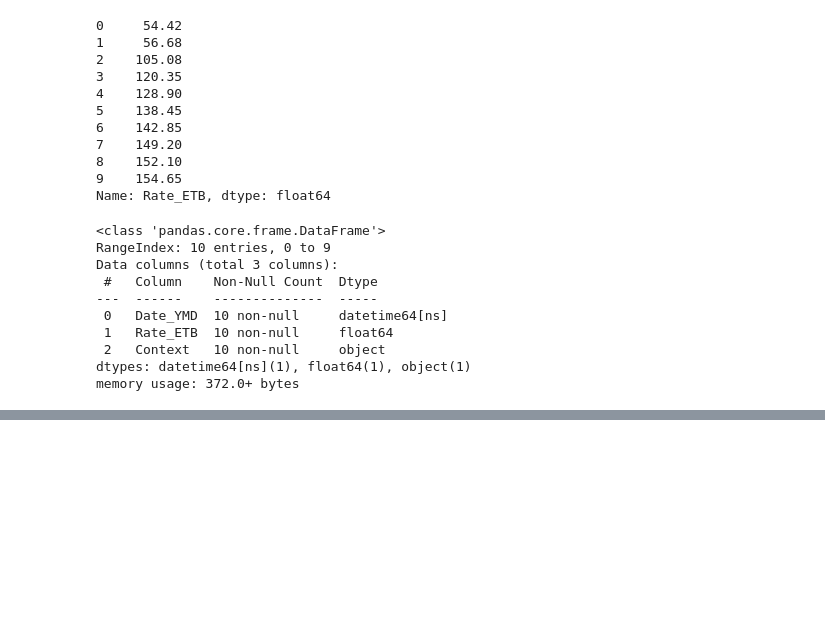
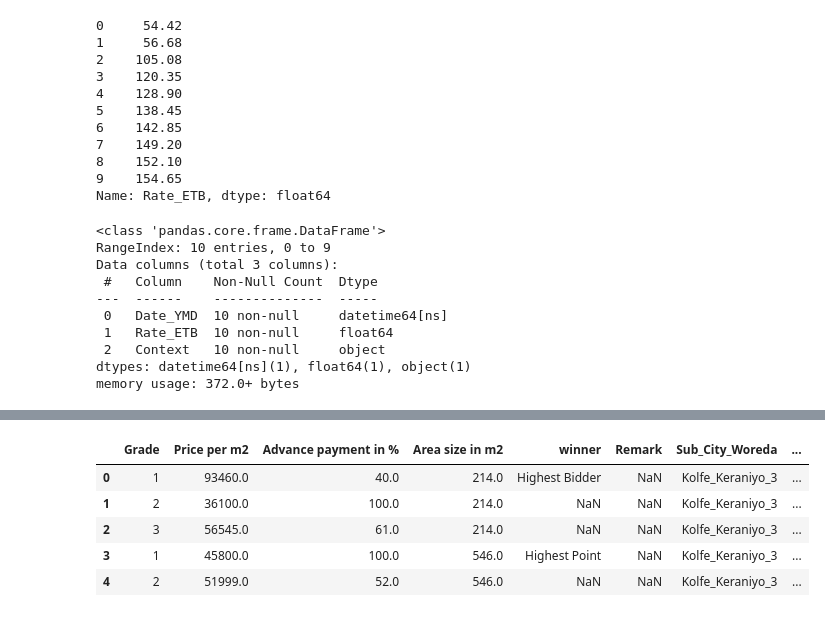
Before and after one commit to Solhemi/Land_auction_price_prediction_model_in_Addis, a Jupyter notebook: land_auction_price_prediction_model.ipynb, the cells around one changed output, grey strips where cells are left out. Drawn from its saved outputs; the diff is of its cells as text; code cells hidden in the pictures; blank space fills up the shorter version.

```diff
--- a/land_auction_price_prediction_model.ipynb
+++ b/land_auction_price_prediction_model.ipynb
@@ -465,0 +476,12 @@ memory usage: 436.4+ KB
+# %%
+# Drop redundant columns and any others of no value to the analysis
+auction_df.drop(columns=['Sub-City', 'Woreda', 'Area code', 'Date'], inplace=True)
+auction_df.rename(columns={'Rate_ETB': 'USD_to_ETB_Rate'}, inplace=True)
+auction_df.head(5)
+# %% [output]
+|  | Grade | Price per m2 | Advance payment in % | Area size in m2 | winner | Remark | Sub_City_Woreda | ... |
+| 0 | 1 | 93460.0 | 40.0 | 214.0 | Highest Bidder | NaN | Kolfe_Keraniyo_3 | ... |
+| 1 | 2 | 36100.0 | 100.0 | 214.0 | NaN | NaN | Kolfe_Keraniyo_3 | ... |
+| 2 | 3 | 56545.0 | 61.0 | 214.0 | NaN | NaN | Kolfe_Keraniyo_3 | ... |
+| 3 | 1 | 45800.0 | 100.0 | 546.0 | Highest Point | NaN | Kolfe_Keraniyo_3 | ... |
+| 4 | 2 | 51999.0 | 52.0 | 546.0 | NaN | NaN | Kolfe_Keraniyo_3 | ... |
```
Also changed, not shown: parts of 8 cells of this notebook.
